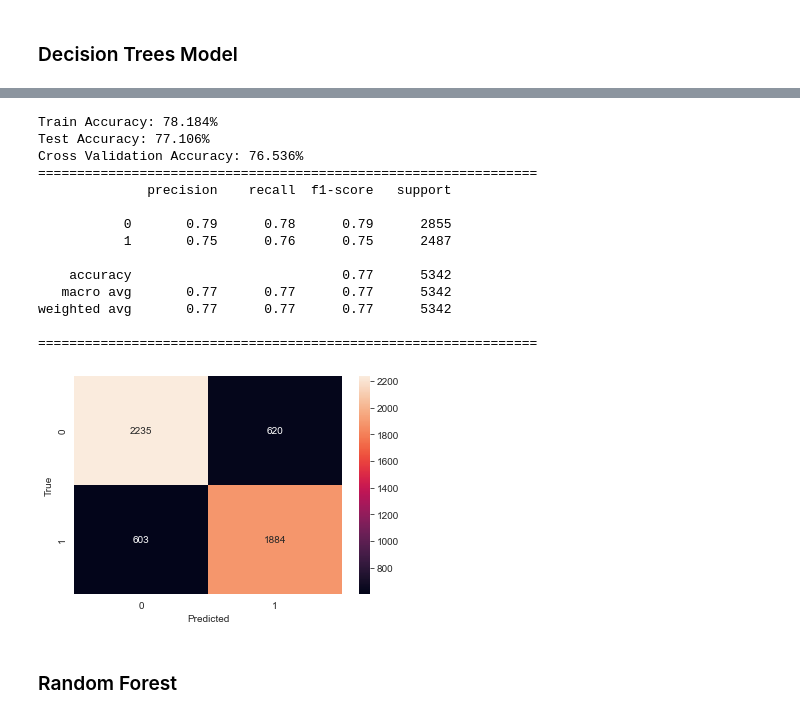
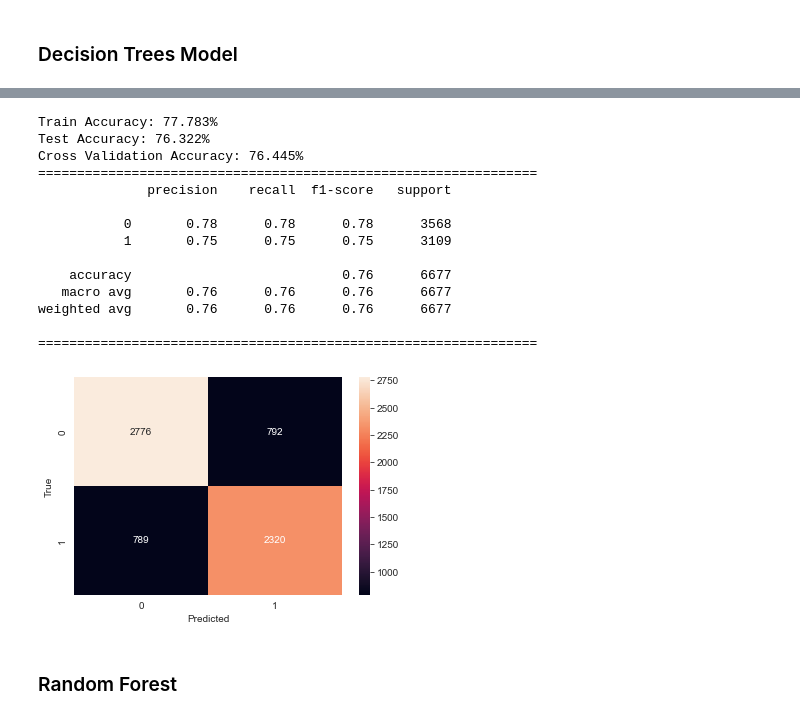
Before and after one commit to waihiga9/H1N1_and_Seasonal_Flu_Vaccines, a Jupyter notebook: SeasonalFlu_Vaccine_Prediction.ipynb, the cells around one changed output, grey strips where cells are left out. Drawn from its saved outputs; the diff is of its cells as text; code cells hidden in the pictures.

```diff
--- a/SeasonalFlu_Vaccine_Prediction.ipynb
+++ b/SeasonalFlu_Vaccine_Prediction.ipynb
@@ -470,0 +472,16 @@ Regarding educational levels, while no significant changes were observed across
+# %%
+X = new_features
+labels_copy = labels_raw.copy()
+y = labels_copy['seasonal_vaccine']# Target Variable
+
+# Apply select K best to extract best features
+best_features = SelectKBest(chi2,k=15)
+fit = best_features.fit(X, y)
+
+scores = pd.DataFrame(fit.scores_)
+x_columns= pd.DataFrame(X.columns)
+
+feature_score = pd.concat([x_columns,scores], axis=1)
+feature_score.columns =['col_name','scores']
+final_features = feature_score.nlargest(15, 'scores')
+final_features
@@ -470,0 +505,3 @@ Regarding educational levels, while no significant changes were observed across
+# %%
+# Create a new DataFrame with selected columns
+final_features = new_features[final_features['col_name'].tolist()]
@@ -485,5 +536,3 @@ plt.show()
-# %%
-final_features = new_features[list(feature_importance.sort_values(ascending=False)[:15].index)].copy()
 # %% [markdown]
 ## Modelling and Evaluation
 # %% [markdown]
@@ -492,9 +541,9 @@ final_features = new_features[list(feature_importance.sort_values(ascending=Fals
 - Logistic Regression
 # %%
 # first, split the data into train and test feature
-X = final_features
+X = final_features # using selected features
 y = labels_raw['seasonal_vaccine']
-X_train, X_test, y_train, y_test = train_test_split(X, y,test_size=0.2, random_state=0, stratify= y) # using selected features
+X_train, X_test, y_train, y_test = train_test_split(X, y, random_state=0, stratify= y)
 # %%
 # defining function that fits a model and returns accuracy
 def fit_evaluate_model(model,X_train,y_train,X_test,y_test):
@@ -602,35 +651,35 @@ Tuned Decision Tree Parameters: {'tree__criterion': 'gini', 'tree__max_depth': 2
 # %%
 # Using the tuned decision tree parameters
 grid1 = [{"tree__max_depth": [20],
-           "tree__max_features": [8],
-           "tree__min_samples_leaf": [40],
-           'tree__max_leaf_nodes': [None],
+           "tree__max_features": [9],
+           "tree__min_samples_leaf": [20],
+           'tree__max_leaf_nodes': [100],
            "tree__criterion": ["gini"],
            'tree__min_samples_split': [2]}]
 
 
 dt2 = GridSearchCV(estimator=pipeline_dt,
                    param_grid=grid1,
                    cv=10,
                    scoring='accuracy')
 
 fit_evaluate_model(dt2, X_train,y_train,X_test,y_test)
 # %% [output]
-Train Accuracy: 78.184%
-Test Accuracy: 77.106%
-Cross Validation Accuracy: 76.536%
+Train Accuracy: 77.783%
+Test Accuracy: 76.322%
+Cross Validation Accuracy: 76.445%
 ================================================================
               precision    recall  f1-score   support
 
-           0       0.79      0.78      0.79      2855
-           1       0.75      0.76      0.75      2487
+           0       0.78      0.78      0.78      3568
+           1       0.75      0.75      0.75      3109
 
-    accuracy                           0.77      5342
-   macro avg       0.77      0.77      0.77      5342
-weighted avg       0.77      0.77      0.77      5342
+    accuracy                           0.76      6677
+   macro avg       0.76      0.76      0.76      6677
+weighted avg       0.76      0.76      0.76      6677
 
 ================================================================
-[figure, old version]
+[figure, new version]
 # %% [markdown]
 ### Random Forest
 # %%
```
Also changed, not shown: parts of 22 cells of this notebook.
